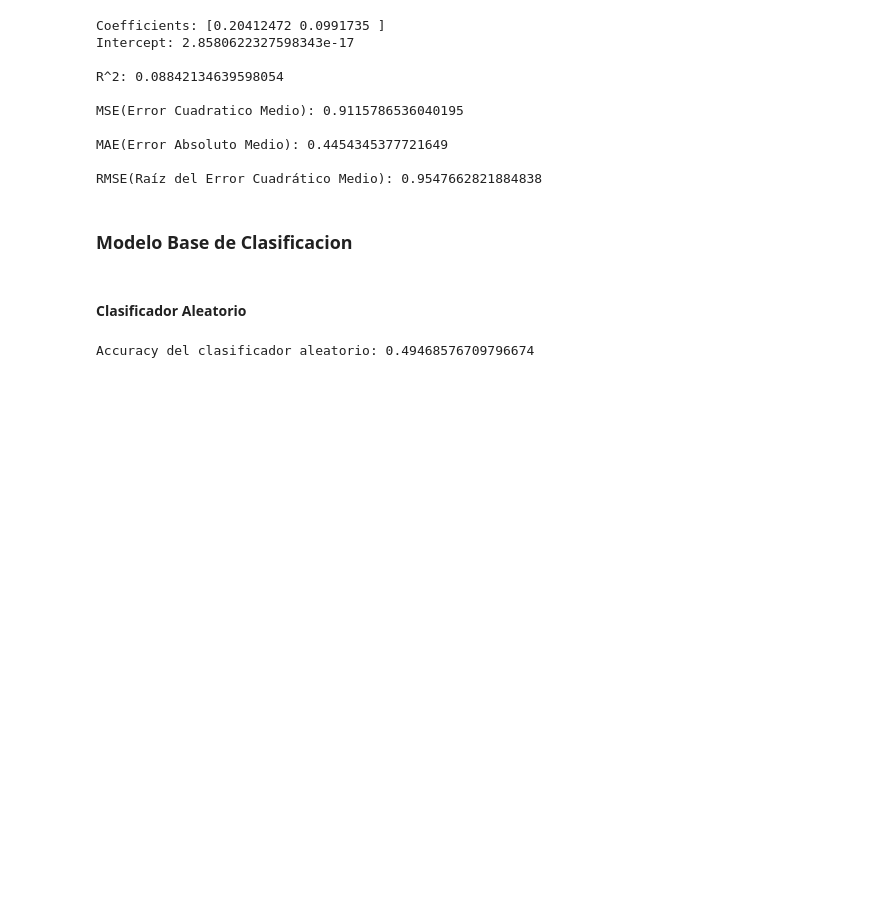
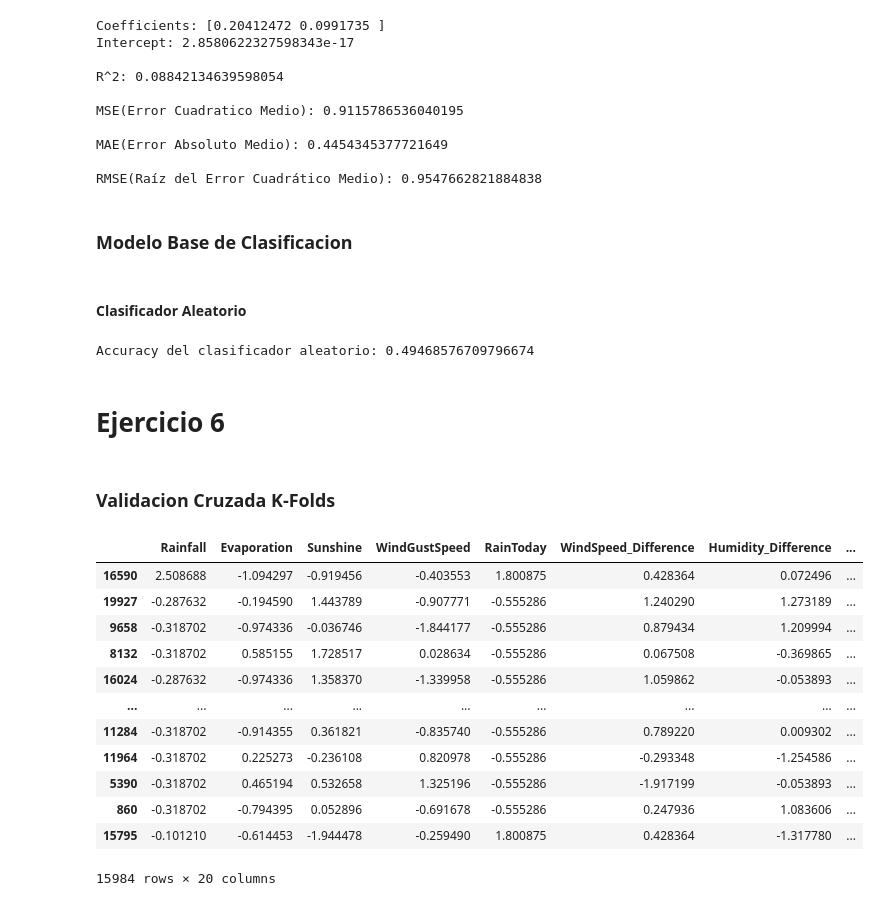
Before and after one commit to franciscoryb1/AA1-TUIA-RodriguezYBarros, a Jupyter notebook: TP-integrador-AA1.ipynb, the cells around one changed output. Saved outputs shown, nothing was run; the diff lists cells and outputs as text; code cells hidden in the pictures; blank space fills up the shorter version.

```diff
--- a/TP-integrador-AA1.ipynb
+++ b/TP-integrador-AA1.ipynb
@@ -2277,3 +2277,7 @@ accuracy_random = accuracy_score(y_test_lg, y_pred_random)
 print("Accuracy del clasificador aleatorio:", accuracy_random)
 # %% [output]
 Accuracy del clasificador aleatorio: 0.49468576709796674
+# %% [markdown]
+# Ejercicio 6
+# %% [markdown]
+### Validacion Cruzada K-Folds
@@ -2279,0 +2291,16 @@ Accuracy del clasificador aleatorio: 0.49468576709796674
+# %%
+X_train_k
+# %% [output]
+|  | Rainfall | Evaporation | Sunshine | WindGustSpeed | RainToday | WindSpeed_Difference | Humidity_Difference | ... |
+| 16590 | 2.508688 | -1.094297 | -0.919456 | -0.403553 | 1.800875 | 0.428364 | 0.072496 | ... |
+| 19927 | -0.287632 | -0.194590 | 1.443789 | -0.907771 | -0.555286 | 1.240290 | 1.273189 | ... |
+| 9658 | -0.318702 | -0.974336 | -0.036746 | -1.844177 | -0.555286 | 0.879434 | 1.209994 | ... |
+| 8132 | -0.318702 | 0.585155 | 1.728517 | 0.028634 | -0.555286 | 0.067508 | -0.369865 | ... |
+| 16024 | -0.287632 | -0.974336 | 1.358370 | -1.339958 | -0.555286 | 1.059862 | -0.053893 | ... |
+| ... | ... | ... | ... | ... | ... | ... | ... | ... |
+| 11284 | -0.318702 | -0.914355 | 0.361821 | -0.835740 | -0.555286 | 0.789220 | 0.009302 | ... |
+| 11964 | -0.318702 | 0.225273 | -0.236108 | 0.820978 | -0.555286 | -0.293348 | -1.254586 | ... |
+| 5390 | -0.318702 | 0.465194 | 0.532658 | 1.325196 | -0.555286 | -1.917199 | -0.053893 | ... |
+| 860 | -0.318702 | -0.794395 | 0.052896 | -0.691678 | -0.555286 | 0.247936 | 1.083606 | ... |
+| 15795 | -0.101210 | -0.614453 | -1.944478 | -0.259490 | 1.800875 | 0.428364 | -1.317780 | ... |
+15984 rows × 20 columns
```
Also changed, not shown: parts of 12 cells of this notebook, 1 other file.
